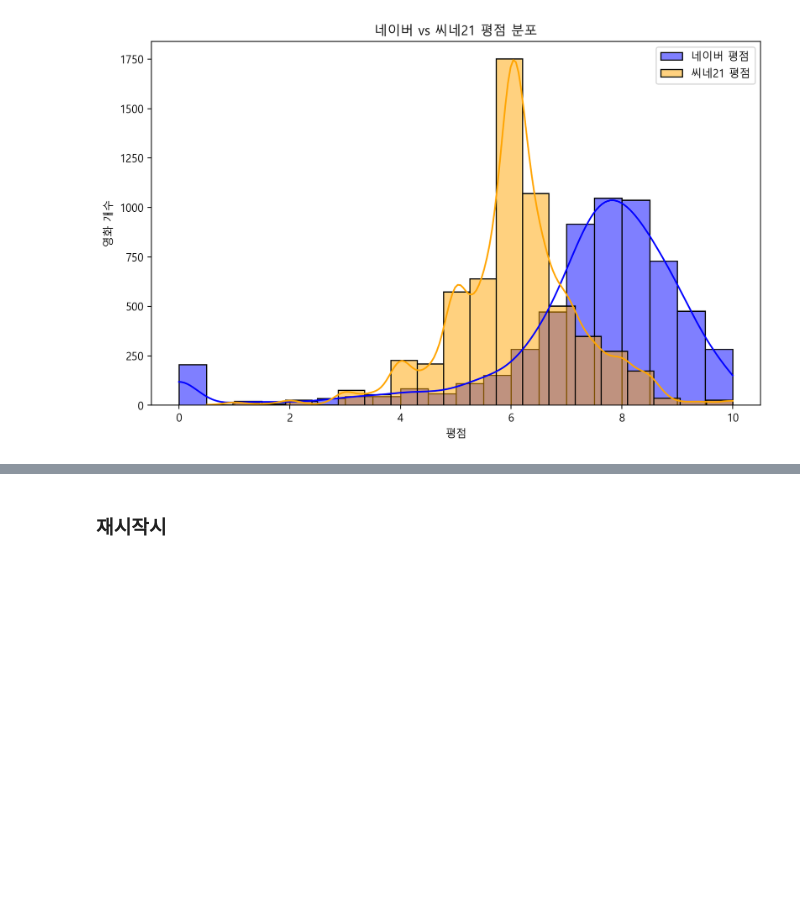
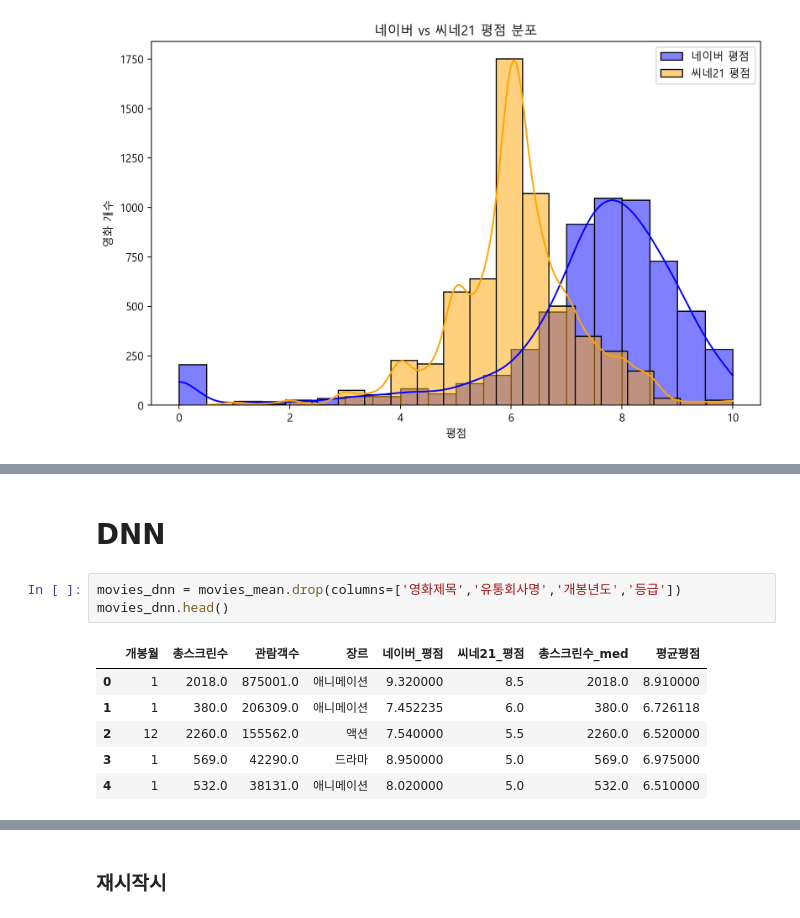
Before and after one commit to yeonhwa88/1stPersonalProject, a Jupyter notebook: movie_project.ipynb, the cells around one changed output, grey strips where cells are left out. Drawn from its saved outputs; the diff is of its cells as text; blank space fills up the shorter version.

```diff
--- a/movie_project.ipynb
+++ b/movie_project.ipynb
@@ -594,0 +579,12 @@ memory usage: 472.1+ KB
+# %% [markdown]
+# DNN
+# %%
+movies_dnn = movies_mean.drop(columns=['영화제목','유통회사명','개봉년도','등급'])
+movies_dnn.head()
+# %% [output]
+|  | 개봉월 | 총스크린수 | 관람객수 | 장르 | 네이버_평점 | 씨네21_평점 | 총스크린수_med | 평균평점 |
+| 0 | 1 | 2018.0 | 875001.0 | 애니메이션 | 9.320000 | 8.5 | 2018.0 | 8.910000 |
+| 1 | 1 | 380.0 | 206309.0 | 애니메이션 | 7.452235 | 6.0 | 380.0 | 6.726118 |
+| 2 | 12 | 2260.0 | 155562.0 | 액션 | 7.540000 | 5.5 | 2260.0 | 6.520000 |
+| 3 | 1 | 569.0 | 42290.0 | 드라마 | 8.950000 | 5.0 | 569.0 | 6.975000 |
+| 4 | 1 | 532.0 | 38131.0 | 애니메이션 | 8.020000 | 5.0 | 532.0 | 6.510000 |
```
Also changed, not shown: parts of 16 cells of this notebook.
